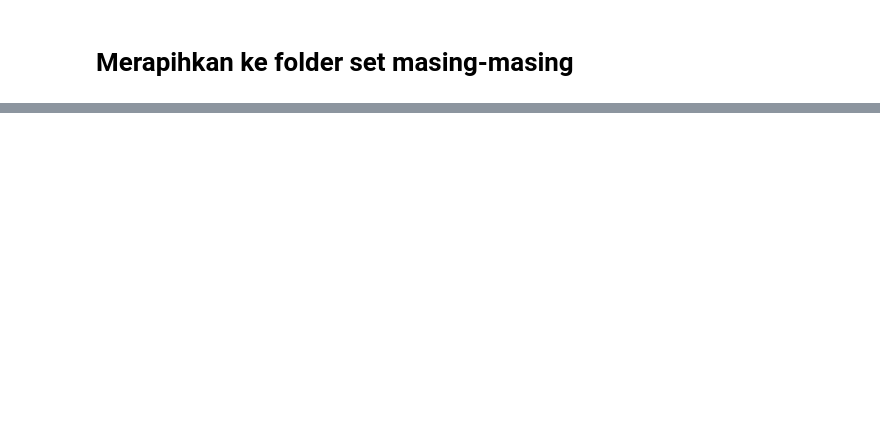
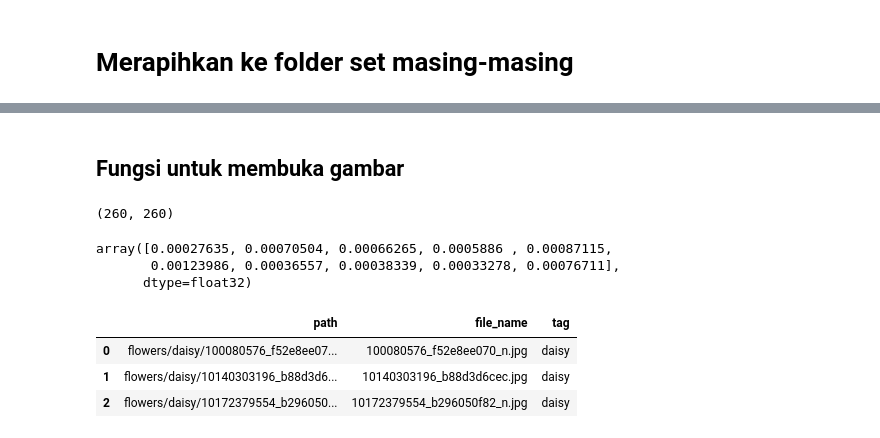
Before and after one commit to ramadperkasa/image-recognition-jasmine, a Jupyter notebook: 1. File Preparation.ipynb, the cells around one changed output, grey strips where cells are left out. Cells and saved outputs as stored; diff of their text form; code cells hidden in the pictures; blank space fills up the shorter version.

```diff
--- a/1. File Preparation.ipynb
+++ b/1. File Preparation.ipynb
@@ -144,0 +514,9 @@ Error:
+# %% [markdown]
+## Fungsi untuk membuka gambar
+# %%
+from PIL import Image
+import numpy as np
+input_size = model.input_shape[1:3]
+input_size
+# %% [output]
+(260, 260)
@@ -144,0 +537,8 @@ Error:
+# %%
+X = open_image("contoh_prediksi.jpg")
+result = model.predict(X)[0]
+result[:10]
+# %% [output]
+array([0.00027635, 0.00070504, 0.00066265, 0.0005886 , 0.00087115,
+       0.00123986, 0.00036557, 0.00038339, 0.00033278, 0.00076711],
+      dtype=float32)
@@ -144,0 +561,10 @@ Error:
+# %%
+df = pd.DataFrame({"path":full_path,'file_name':file_name,"tag":tag})
+list_img_path = df['path'].tolist()
+
+df[:3]
+# %% [output]
+|  | path | file_name | tag |
+| 0 | flowers/daisy/100080576_f52e8ee07... | 100080576_f52e8ee070_n.jpg | daisy |
+| 1 | flowers/daisy/10140303196_b88d3d6... | 10140303196_b88d3d6cec.jpg | daisy |
+| 2 | flowers/daisy/10172379554_b296050... | 10172379554_b296050f82_n.jpg | daisy |
```
Also changed, not shown: parts of 99 cells of this notebook.
